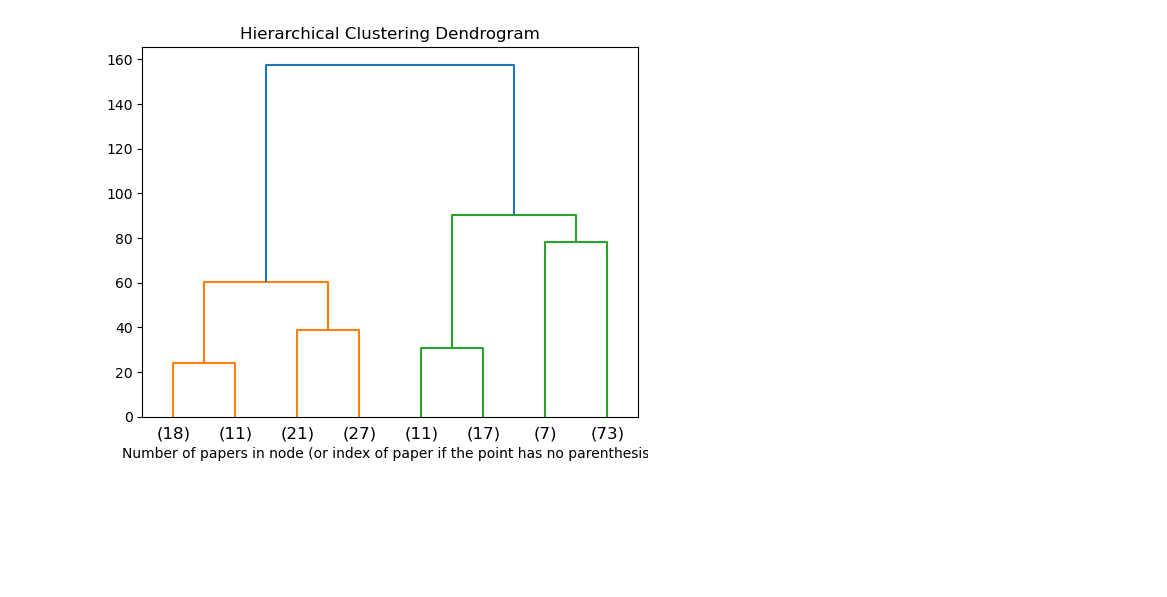
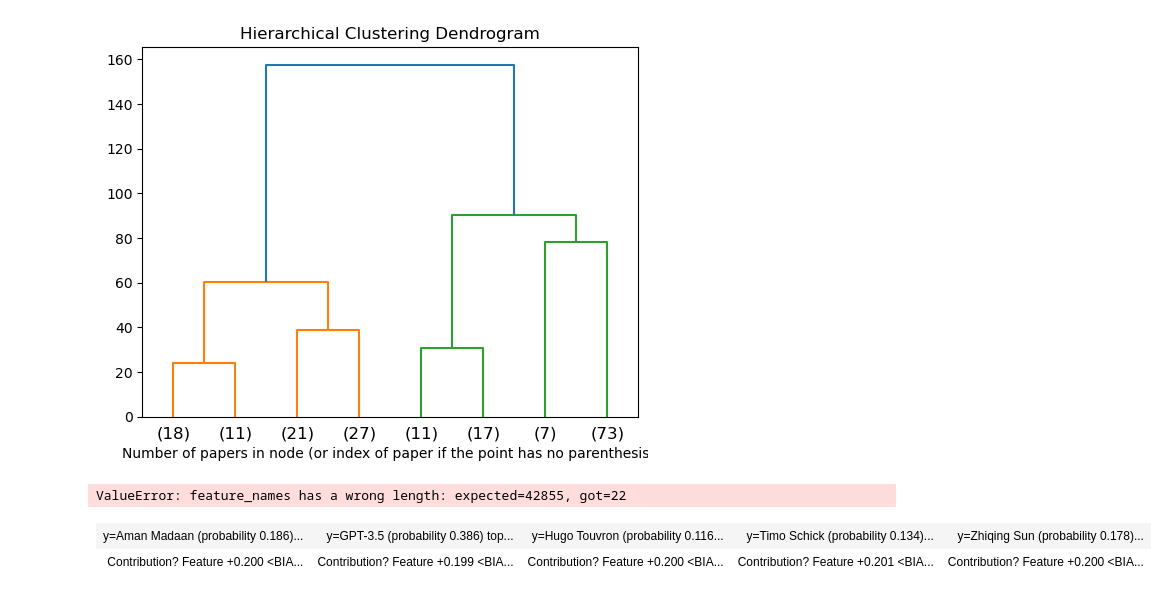
Before and after one commit to mkorob/AI_Authorship_Attribution, a Jupyter notebook: src/gpt-who_final_version.ipynb, the cells around one changed output. Drawn from its saved outputs; the diff is of its cells as text; code cells hidden in the pictures; blank space fills up the shorter version.

```diff
--- a/src/gpt-who_final_version.ipynb
+++ b/src/gpt-who_final_version.ipynb
@@ -1022,3 +1022,12 @@ plt.xlabel("Number of papers in node (or index of paper if the point has no pare
 plt.show()
 # %% [output]
 [figure]
+# %%
+eli5.show_prediction(RF_model, df_test_1.loc[312])
+# %% [output]
+ValueError: feature_names has a wrong length: expected=42855, got=22
+# %%
+eli5.show_prediction(RF_model, X_test_1_scaled[24], top =20, feature_names = colnames_reg_list)
+# %% [output]
+| y=Aman Madaan (probability 0.186)... | y=GPT-3.5 (probability 0.386) top... | y=Hugo Touvron (probability 0.116... | y=Timo Schick (probability 0.134)... | y=Zhiqing Sun (probability 0.178)... |
+| Contribution? Feature +0.200 <BIA... | Contribution? Feature +0.199 <BIA... | Contribution? Feature +0.200 <BIA... | Contribution? Feature +0.201 <BIA... | Contribution? Feature +0.200 <BIA... |
```
Also changed, not shown: parts of 1 cell of this notebook.
